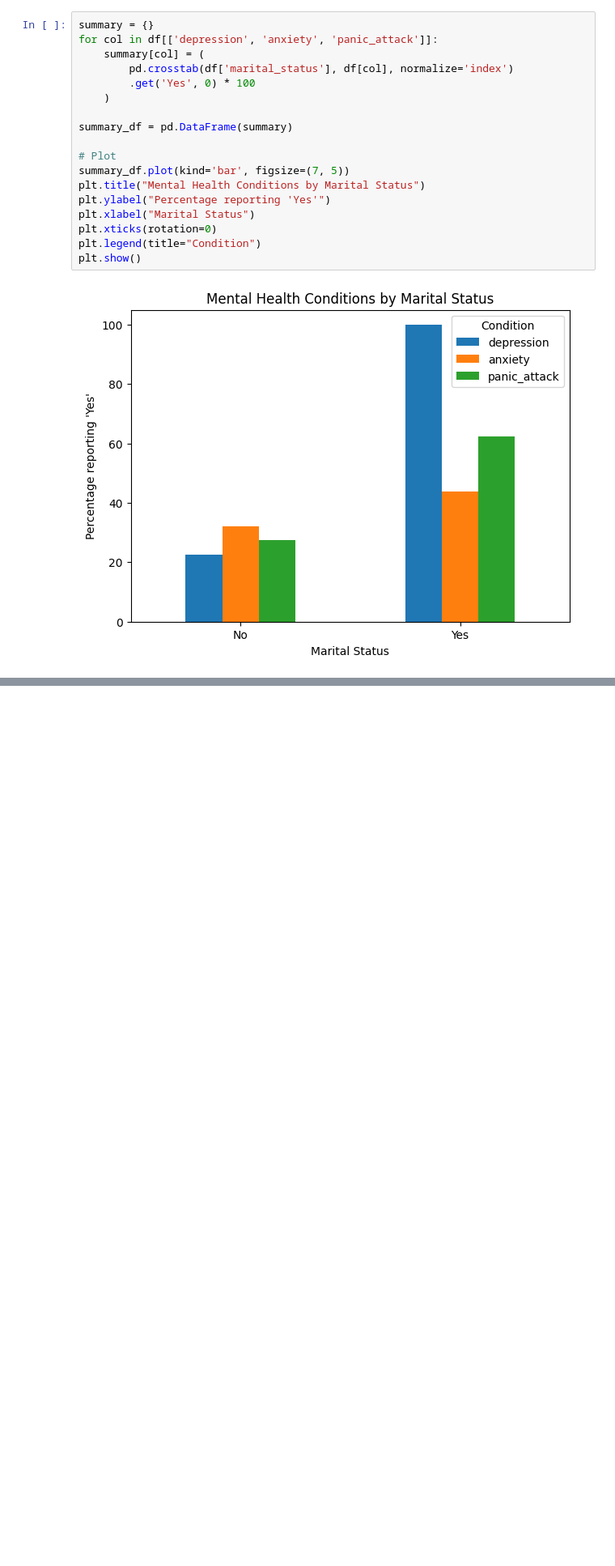
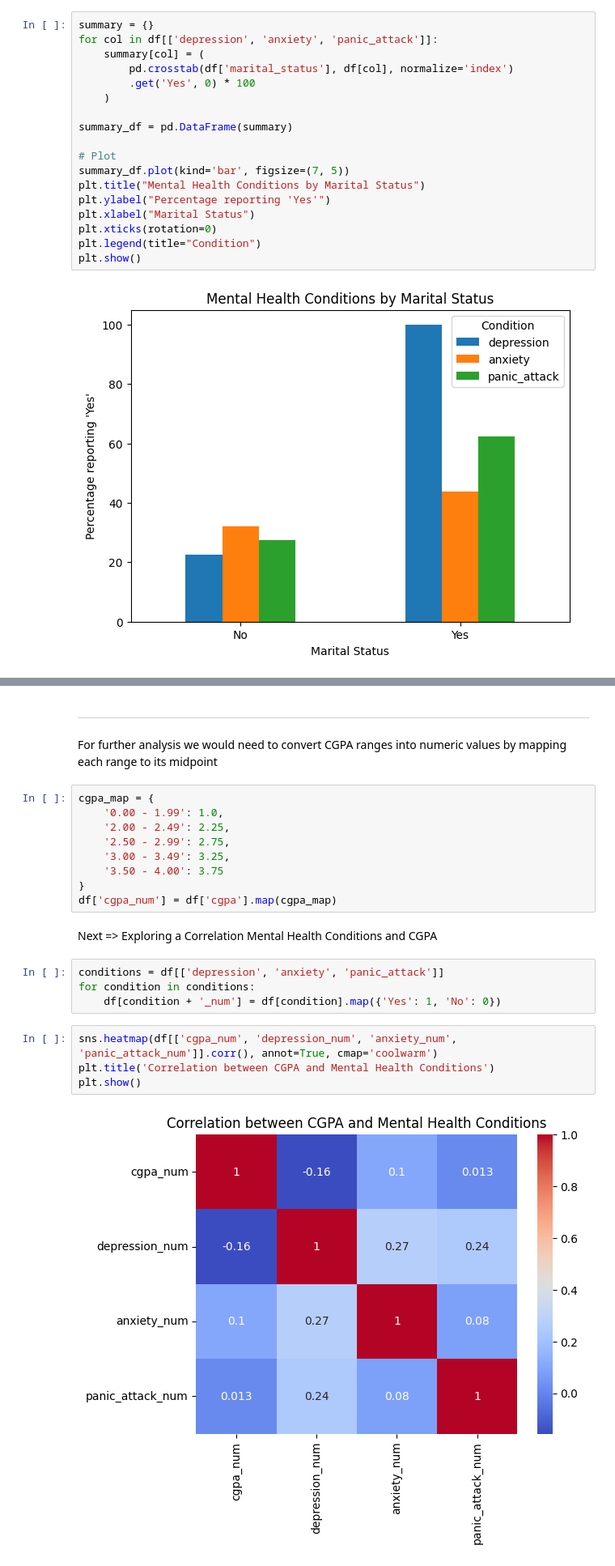
Before and after one commit to anastasiiaparfeniuk/StudentMentalHealth, a Jupyter notebook: data_analysis.ipynb, the cells around one changed output, grey strips where cells are left out. Shown at 81% size. Drawn from its saved outputs; the diff is of its cells as text; blank space fills up the shorter version.

Commit message:
Added a Heatmap (Correlation between CGPA and Mental Health Conditions)

```diff
--- a/data_analysis.ipynb
+++ b/data_analysis.ipynb
@@ -61,0 +67,25 @@ plt.show()
+# %% [markdown]
+***
+# %% [markdown]
+For further analysis we would need to convert CGPA ranges into numeric values by mapping each range to its midpoint
+# %%
+cgpa_map = {
+    '0.00 - 1.99': 1.0,
+    '2.00 - 2.49': 2.25,
+    '2.50 - 2.99': 2.75,
+    '3.00 - 3.49': 3.25,
+    '3.50 - 4.00': 3.75
+}
+df['cgpa_num'] = df['cgpa'].map(cgpa_map)
+# %% [markdown]
+Next => Exploring a Correlation Mental Health Conditions and CGPA
+# %%
+conditions = df[['depression', 'anxiety', 'panic_attack']]
+for condition in conditions:
+    df[condition + '_num'] = df[condition].map({'Yes': 1, 'No': 0})
+# %%
+sns.heatmap(df[['cgpa_num', 'depression_num', 'anxiety_num', 'panic_attack_num']].corr(), annot=True, cmap='coolwarm')
+plt.title('Correlation between CGPA and Mental Health Conditions')
+plt.show()
+# %% [output]
+[figure, added]
```
Also changed, not shown: parts of 4 cells of this notebook, 1 other file.
